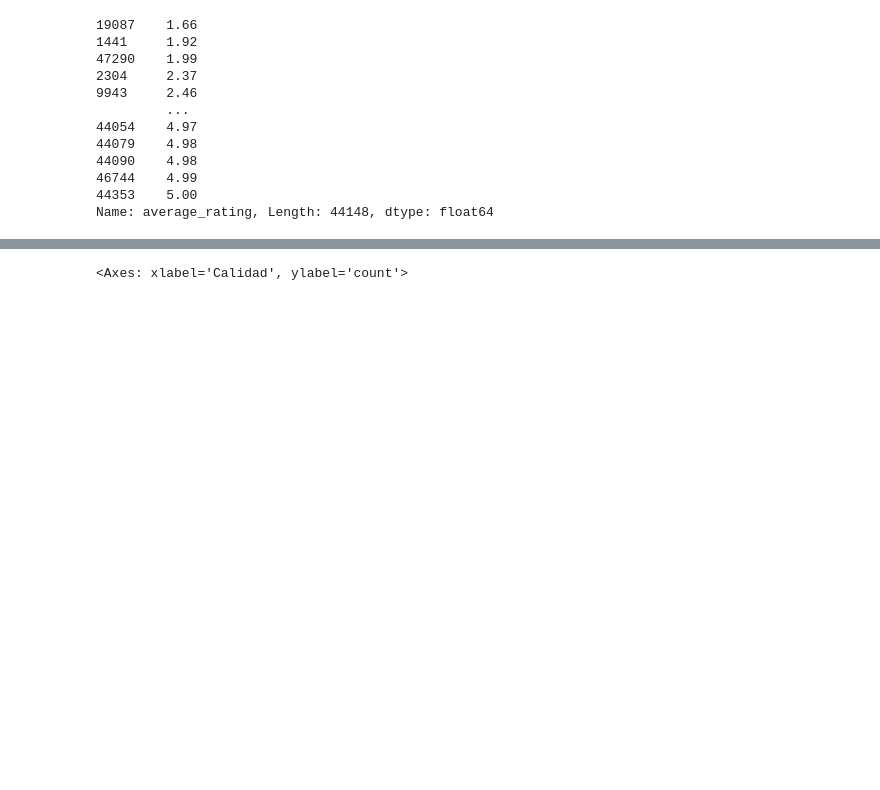
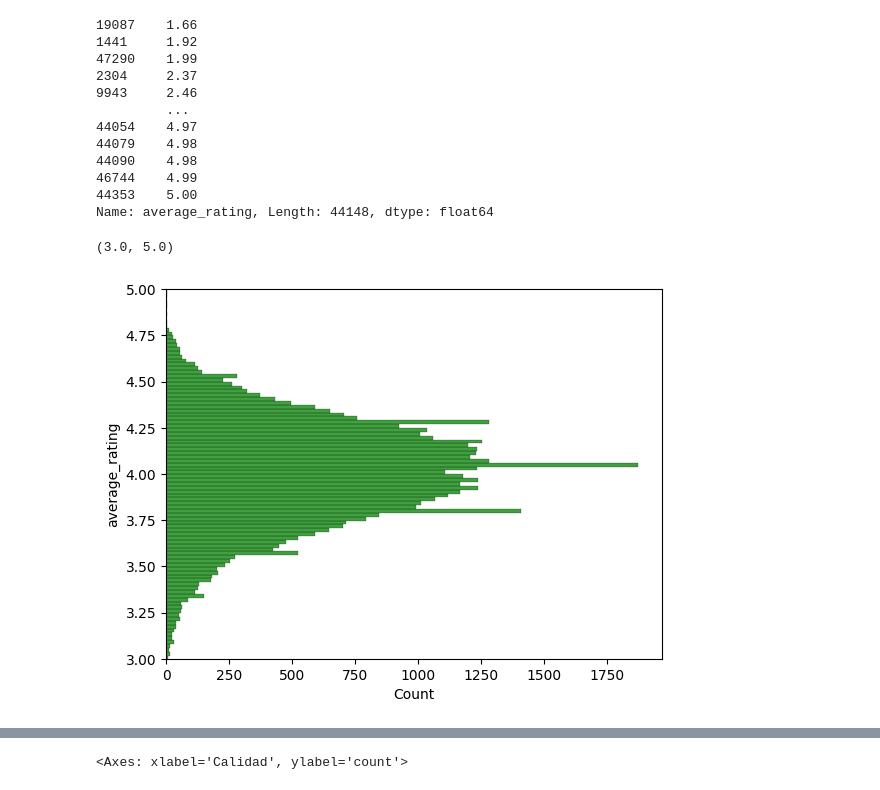
Before and after one commit to IonatanPerez/Aprender_Programando_2023, a Jupyter notebook: Compartido/Trabajos Grupales/Grupo 3-Cultura.ipynb, the cells around one changed output, grey strips where cells are left out. Cells and saved outputs as stored; diff of their text form; code cells hidden in the pictures; blank space fills up the shorter version.

```diff
--- a/Compartido/Trabajos Grupales/Grupo 3-Cultura.ipynb
+++ b/Compartido/Trabajos Grupales/Grupo 3-Cultura.ipynb
@@ -143,3 +132,10 @@ data_m[bastante_puntuados]['average_rating'].sort_values()
 46744    4.99
 44353    5.00
 Name: average_rating, Length: 44148, dtype: float64
+# %%
+libros_con_ratings=data.loc[bastante_puntuados]
+tx=sns.histplot(data=libros_con_ratings, y='average_rating',color=A"g")
+tx.set_ylim(3,5)
+# %% [output]
+(3.0, 5.0)
+[figure, added]
```
Also changed, not shown: parts of 27 cells of this notebook, 10 other files.
